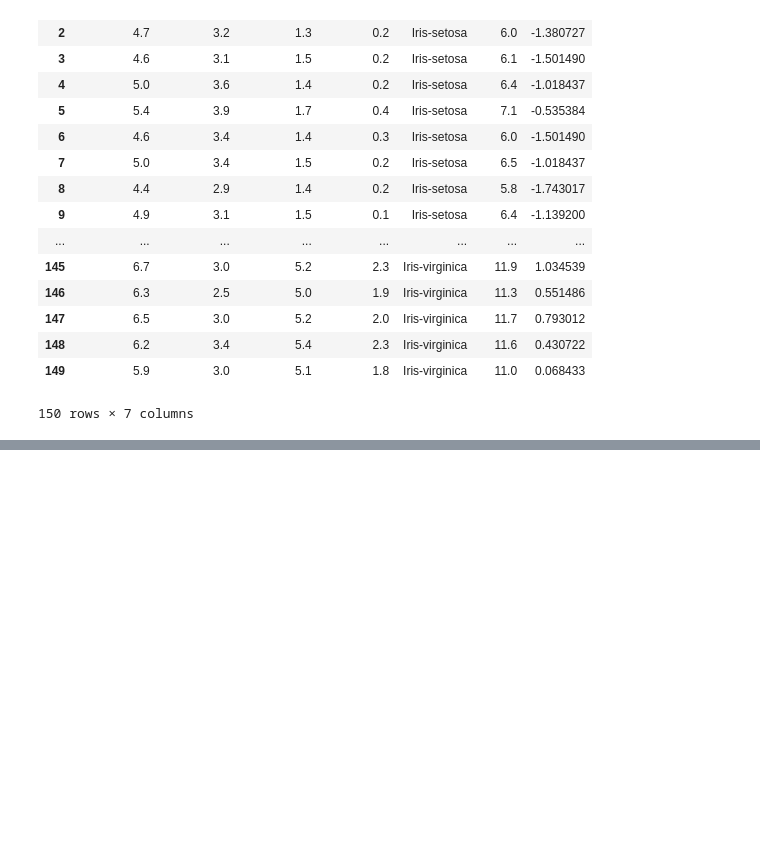
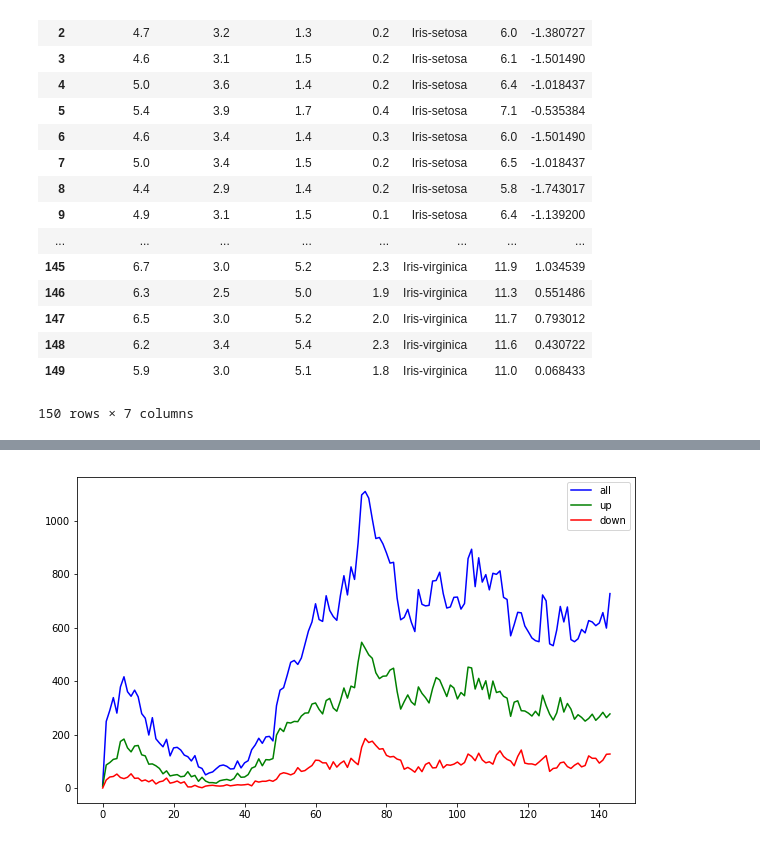
Before and after one commit to kehanlu/python, a Jupyter notebook: notebooks/lecture8.ipynb, the cells around one changed output, grey strips where cells are left out. Drawn from its saved outputs; the diff is of its cells as text; code cells hidden in the pictures; blank space fills up the shorter version.

```diff
--- a/notebooks/lecture8.ipynb
+++ b/notebooks/lecture8.ipynb
@@ -179,0 +254,6 @@ df
+# %%
+ax = df.plot.line(y="all",figsize=(10,6),c='blue')
+ax = df.plot.line(y="up",figsize=(10,6),c='green',ax=ax)
+ax = df.plot.line(y="down",figsize=(10,6),c='red',ax=ax)
+# %% [output]
+[figure, added]
```
Also changed, not shown: parts of 16 cells of this notebook, 2 other files.
